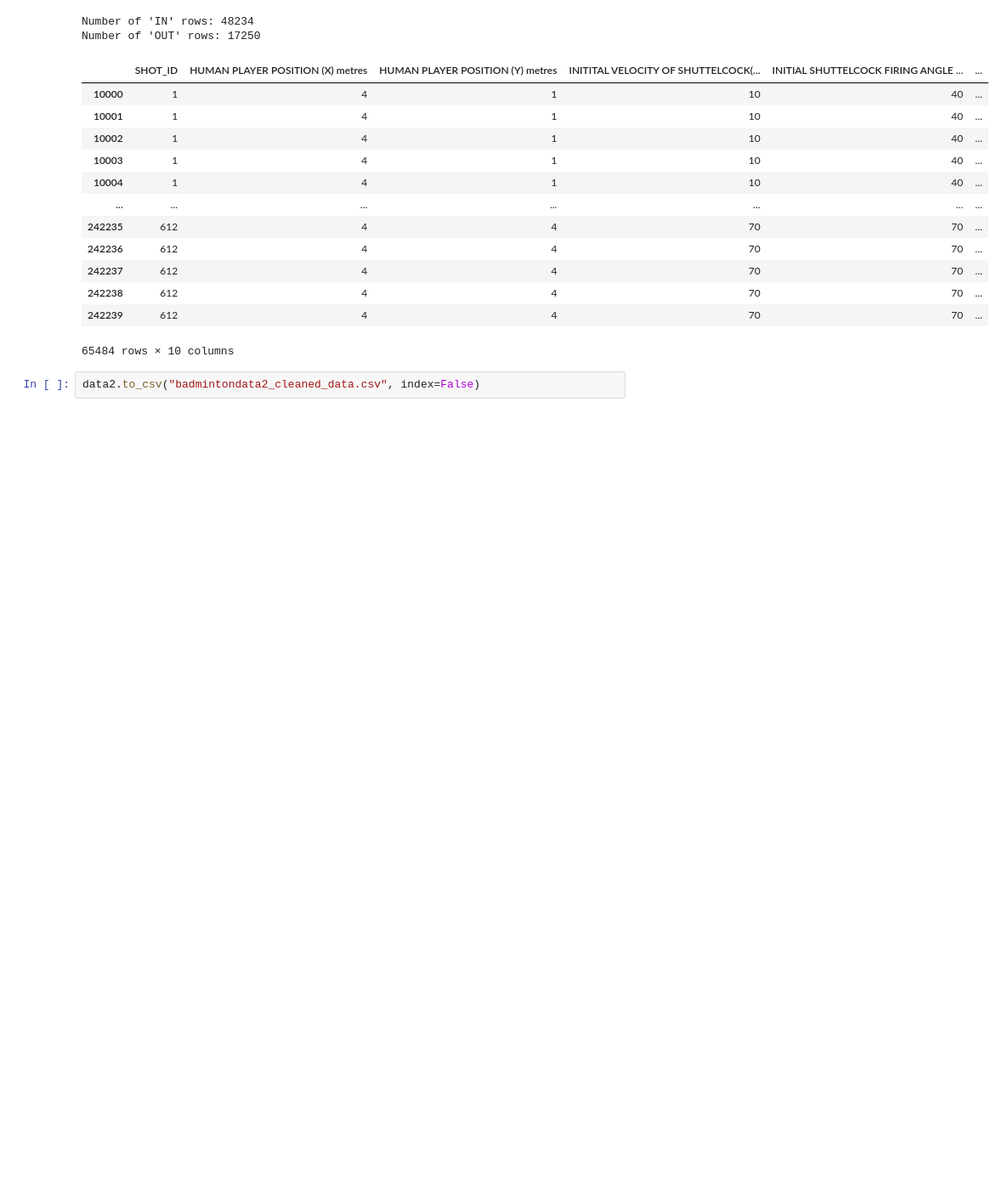
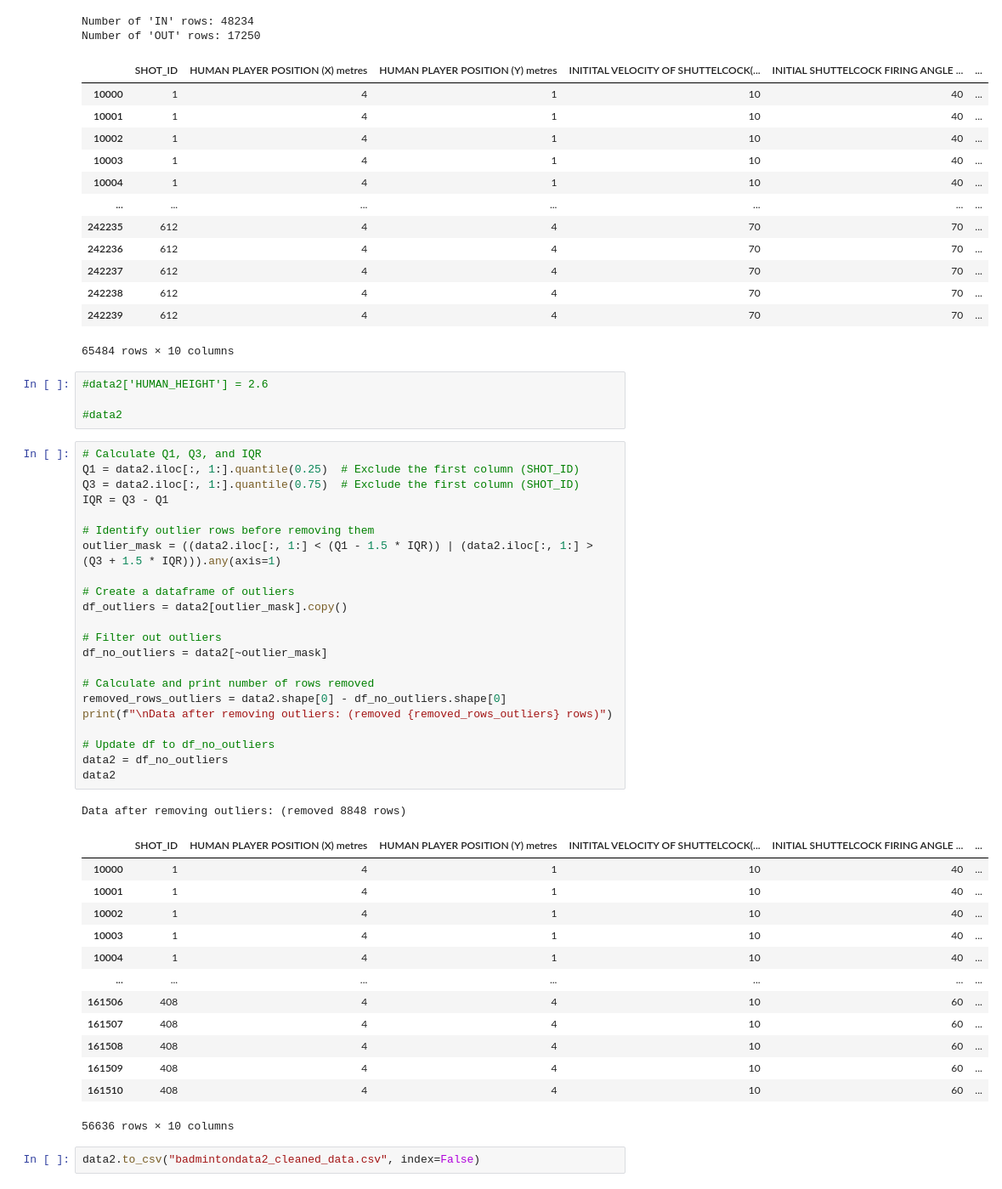
Before and after one commit to xunthongkkkkkk/DataAnalytics3005, a Jupyter notebook: badmintondata2_data-preprocessing/badmintondata2_cleaning.ipynb, the cells around one changed output. Shown at 85% size. Saved outputs shown, nothing was run; the diff lists cells and outputs as text; blank space fills up the shorter version.

```diff
--- a/badmintondata2_data-preprocessing/badmintondata2_cleaning.ipynb
+++ b/badmintondata2_data-preprocessing/badmintondata2_cleaning.ipynb
@@ -227,5 +227,46 @@ Number of 'OUT' rows: 17250
 | 242238 | 612 | 4 | 4 | 70 | 70 | ... |
 | 242239 | 612 | 4 | 4 | 70 | 70 | ... |
 65484 rows × 10 columns
+# %%
+#data2['HUMAN_HEIGHT'] = 2.6
+
+#data2
+# %%
+# Calculate Q1, Q3, and IQR
+Q1 = data2.iloc[:, 1:].quantile(0.25)  # Exclude the first column (SHOT_ID)
+Q3 = data2.iloc[:, 1:].quantile(0.75)  # Exclude the first column (SHOT_ID)
+IQR = Q3 - Q1
+
+# Identify outlier rows before removing them
+outlier_mask = ((data2.iloc[:, 1:] < (Q1 - 1.5 * IQR)) | (data2.iloc[:, 1:] > (Q3 + 1.5 * IQR))).any(axis=1)
+
+# Create a dataframe of outliers
+df_outliers = data2[outlier_mask].copy()
+
+# Filter out outliers
+df_no_outliers = data2[~outlier_mask]
+
+# Calculate and print number of rows removed
+removed_rows_outliers = data2.shape[0] - df_no_outliers.shape[0]
+print(f"\nData after removing outliers: (removed {removed_rows_outliers} rows)")
+
+# Update df to df_no_outliers
+data2 = df_no_outliers
+data2
+# %% [output]
+Data after removing outliers: (removed 8848 rows)
+|  | SHOT_ID | HUMAN PLAYER POSITION (X) metres | HUMAN PLAYER POSITION (Y) metres | INITITAL VELOCITY OF SHUTTELCOCK(... | INITIAL SHUTTELCOCK FIRING ANGLE ... | ... |
+| 10000 | 1 | 4 | 1 | 10 | 40 | ... |
+| 10001 | 1 | 4 | 1 | 10 | 40 | ... |
+| 10002 | 1 | 4 | 1 | 10 | 40 | ... |
+| 10003 | 1 | 4 | 1 | 10 | 40 | ... |
+| 10004 | 1 | 4 | 1 | 10 | 40 | ... |
+| ... | ... | ... | ... | ... | ... | ... |
+| 161506 | 408 | 4 | 4 | 10 | 60 | ... |
+| 161507 | 408 | 4 | 4 | 10 | 60 | ... |
+| 161508 | 408 | 4 | 4 | 10 | 60 | ... |
+| 161509 | 408 | 4 | 4 | 10 | 60 | ... |
+| 161510 | 408 | 4 | 4 | 10 | 60 | ... |
+56636 rows × 10 columns
 # %%
 data2.to_csv("badmintondata2_cleaned_data.csv", index=False)
```
Also changed, not shown: 4 other files.
